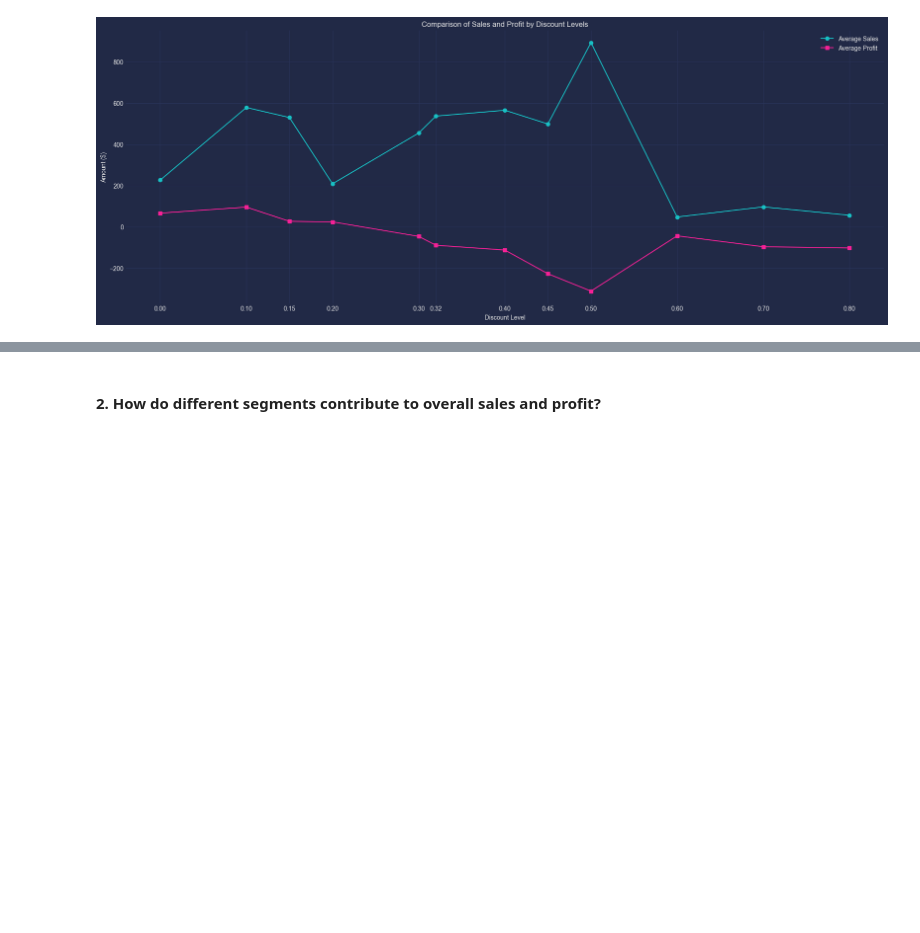
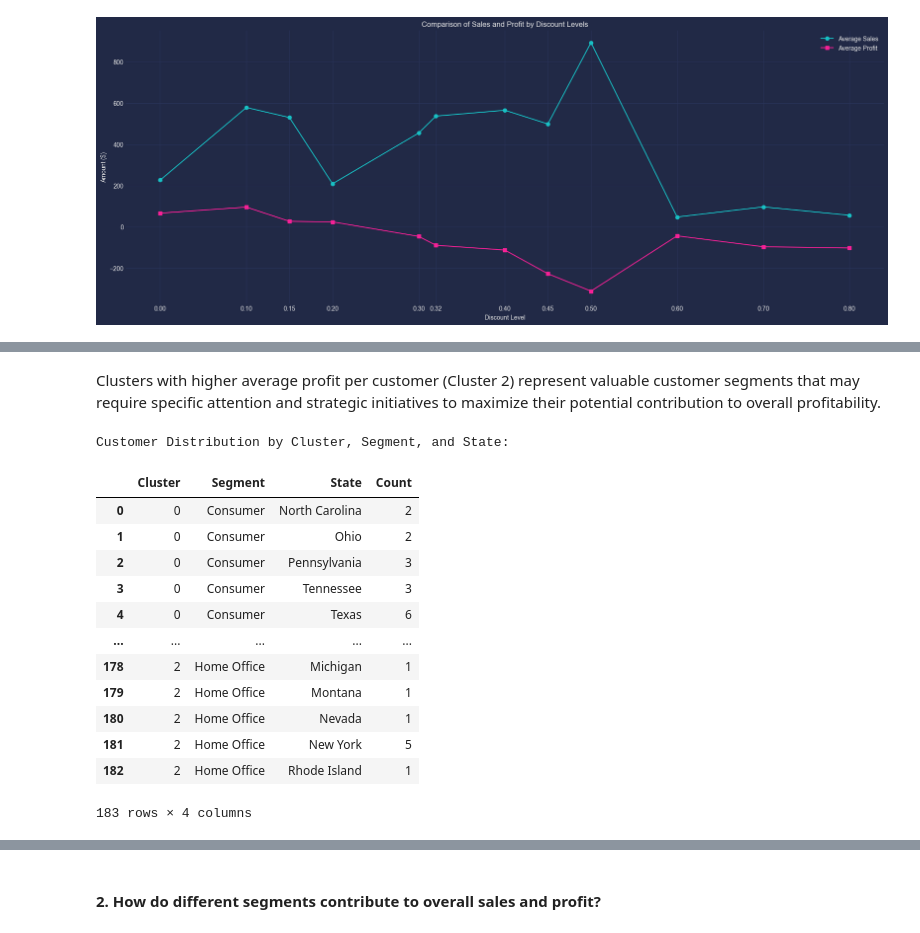
Before and after one commit to MahmoudNamNam/Data-Analysis-Projects, a Jupyter notebook: SuperStore/SuperStore.ipynb, the cells around one changed output, grey strips where cells are left out. Cells and saved outputs as stored; diff of their text form; code cells hidden in the pictures; blank space fills up the shorter version.

```diff
--- a/SuperStore/SuperStore.ipynb
+++ b/SuperStore/SuperStore.ipynb
@@ -802,0 +886,23 @@ In this analysis, we'll explore the following questions:
+# %% [markdown]
+Clusters with higher average profit per customer (Cluster 2) represent valuable customer segments that may require specific attention and strategic initiatives to maximize their potential contribution to overall profitability.
+# %%
+customer_distribution = customer_data.groupby(['Cluster', 'Segment', 'State']).size().reset_index(name='Count')
+
+# Display the customer distribution by Cluster, Segment, and State
+print("Customer Distribution by Cluster, Segment, and State:")
+customer_distribution
+# %% [output]
+Customer Distribution by Cluster, Segment, and State:
+|  | Cluster | Segment | State | Count |
+| 0 | 0 | Consumer | North Carolina | 2 |
+| 1 | 0 | Consumer | Ohio | 2 |
+| 2 | 0 | Consumer | Pennsylvania | 3 |
+| 3 | 0 | Consumer | Tennessee | 3 |
+| 4 | 0 | Consumer | Texas | 6 |
+| ... | ... | ... | ... | ... |
+| 178 | 2 | Home Office | Michigan | 1 |
+| 179 | 2 | Home Office | Montana | 1 |
+| 180 | 2 | Home Office | Nevada | 1 |
+| 181 | 2 | Home Office | New York | 5 |
+| 182 | 2 | Home Office | Rhode Island | 1 |
+183 rows × 4 columns
```
Also changed, not shown: parts of 27 cells of this notebook.
